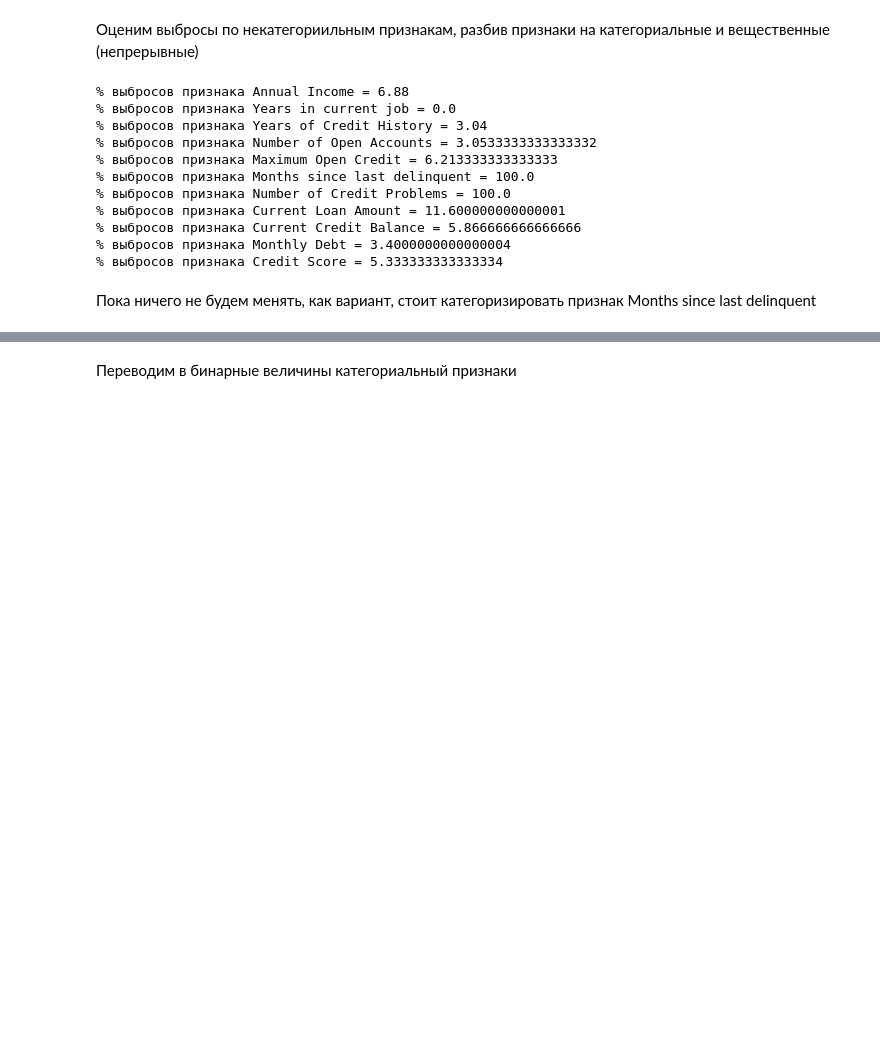
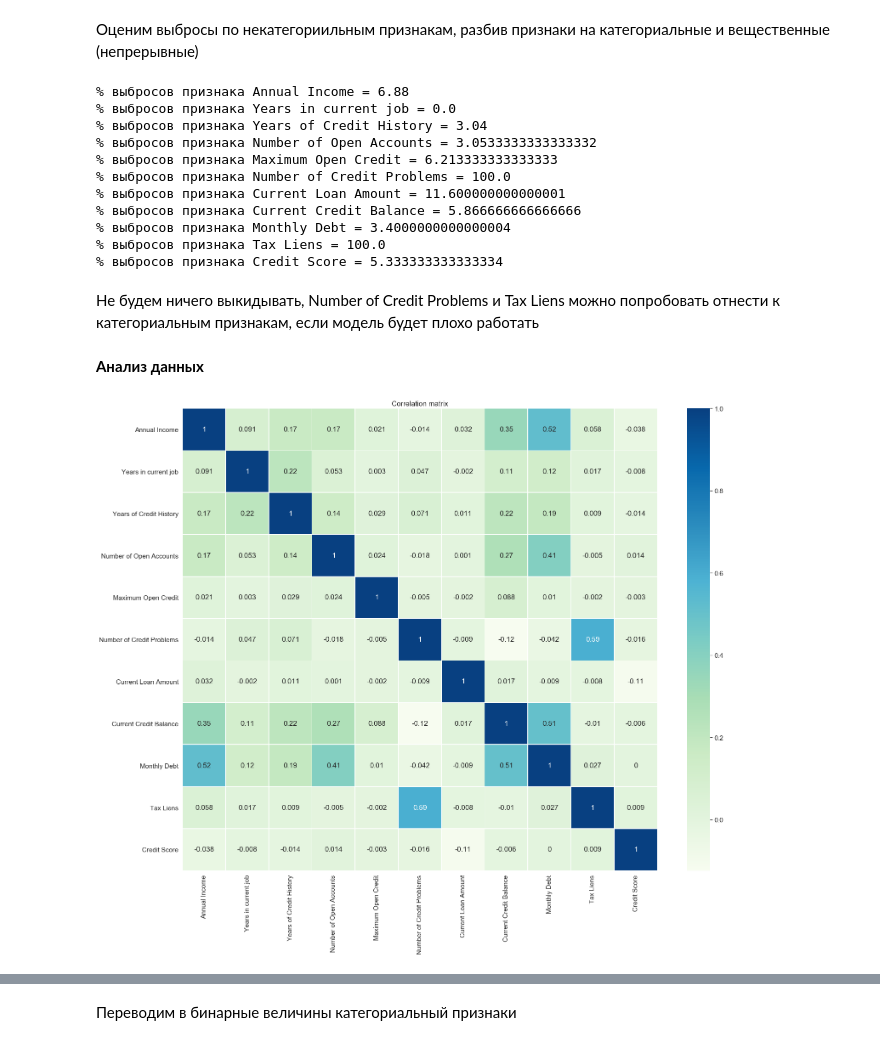
Before and after one commit to OzzyPeople/scoring, a Jupyter notebook: ozernov_solution.ipynb, the cells around one changed output, grey strips where cells are left out. Cells and saved outputs as stored; diff of their text form; code cells hidden in the pictures; blank space fills up the shorter version.

```diff
--- a/ozernov_solution.ipynb
+++ b/ozernov_solution.ipynb
@@ -232,0 +260,5 @@ df_train.isnull().sum()
+# %%
+NUM_FEATURE_NAMES = ['Annual Income', 'Years in current job', 'Years of Credit History', 'Number of Open Accounts',\
+       'Maximum Open Credit', 'Number of Credit Problems', \
+       'Current Loan Amount', 'Current Credit Balance', 'Monthly Debt', 'Tax Liens',\
+       'Credit Score']
@@ -258,5 +292,0 @@ CAT_FEATURE_NAMES = ['Home Ownership', 'Purpose', 'Term', 'Tax Liens', \
-# %%
-NUM_FEATURE_NAMES = ['Annual Income', 'Years in current job', 'Years of Credit History', 'Number of Open Accounts',\
-       'Maximum Open Credit','Months since last delinquent', 'Number of Credit Problems', \
-       'Current Loan Amount', 'Current Credit Balance', 'Monthly Debt',
-       'Credit Score']
@@ -273,11 +299,24 @@ for i in NUM_FEATURE_NAMES:
 % выбросов признака Years of Credit History = 3.04
 % выбросов признака Number of Open Accounts = 3.0533333333333332
 % выбросов признака Maximum Open Credit = 6.213333333333333
-% выбросов признака Months since last delinquent = 100.0
 % выбросов признака Number of Credit Problems = 100.0
 % выбросов признака Current Loan Amount = 11.600000000000001
 % выбросов признака Current Credit Balance = 5.866666666666666
 % выбросов признака Monthly Debt = 3.4000000000000004
+% выбросов признака Tax Liens = 100.0
 % выбросов признака Credit Score = 5.333333333333334
-# %% [markdown]
-Пока ничего не будем менять, как вариант, стоит категоризировать признак Months since last delinquent
+# %% [markdown]
+Не будем ничего выкидывать, Number of Credit Problems и Tax Liens можно попробовать отнести к категориальным признакам, если модель будет плохо работать
+# %% [markdown]
+**Анализ данных**
+# %%
+%%time
+plt.figure(figsize = (25,20))
+
+sns.set(font_scale=1.4)
+sns.heatmap(df_train[NUM_FEATURE_NAMES].corr().round(3), annot=True, linewidths=.5, cmap='GnBu')
+
+plt.title('Correlation matrix')
+plt.show()
+# %% [output]
+[figure, added]
```
Also changed, not shown: parts of 73 cells of this notebook.
